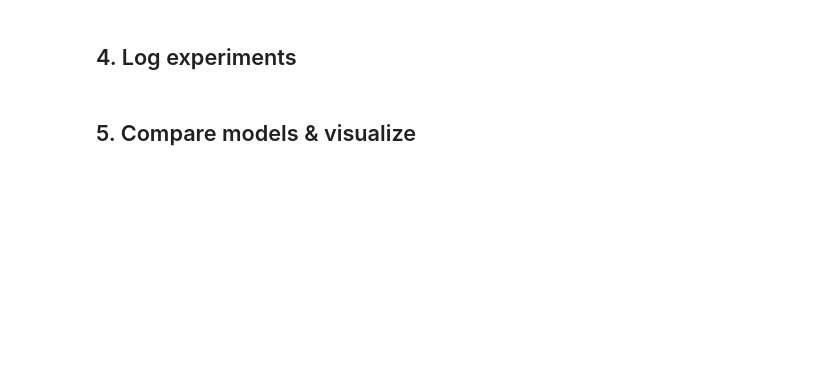
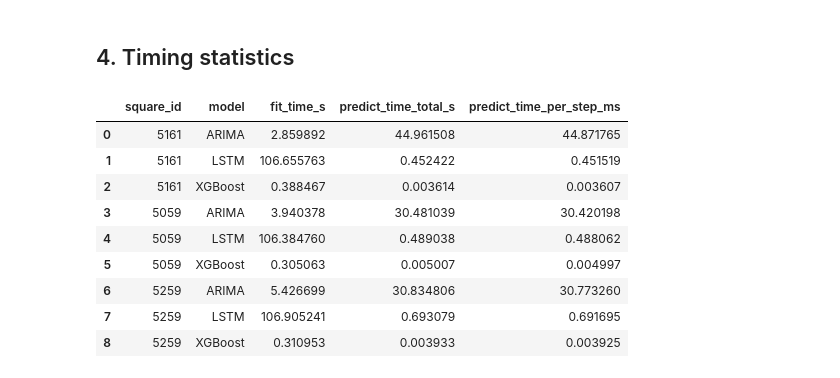
Before and after one commit to Manzi453/Formative1_Techinique1, a Jupyter notebook: notebooks/03_model_comparison.ipynb, the cells around one changed output. Cells and saved outputs as stored; diff of their text form; code cells hidden in the pictures; blank space fills up the shorter version.

```diff
--- a/notebooks/03_model_comparison.ipynb
+++ b/notebooks/03_model_comparison.ipynb
@@ -89,2 +97,2 @@ xgb_metrics
 # %% [markdown]
-## 4. Log experiments
+## 4. Timing statistics
@@ -95,2 +98,0 @@ log_experiment(paths_cfg['experiment_log'].replace('experiments', '../experiment
-# %% [markdown]
-## 5. Compare models & visualize
@@ -108,0 +99,13 @@ save_fig(fig2, '../results/plots/comparative_analysis/metric_comparison.png')
+# %%
+pd.read_csv("results/tables/timing_stats.csv")
+# %% [output]
+|  | square_id | model | fit_time_s | predict_time_total_s | predict_time_per_step_ms |
+| 0 | 5161 | ARIMA | 2.859892 | 44.961508 | 44.871765 |
+| 1 | 5161 | LSTM | 106.655763 | 0.452422 | 0.451519 |
+| 2 | 5161 | XGBoost | 0.388467 | 0.003614 | 0.003607 |
+| 3 | 5059 | ARIMA | 3.940378 | 30.481039 | 30.420198 |
+| 4 | 5059 | LSTM | 106.384760 | 0.489038 | 0.488062 |
+| 5 | 5059 | XGBoost | 0.305063 | 0.005007 | 0.004997 |
+| 6 | 5259 | ARIMA | 5.426699 | 30.834806 | 30.773260 |
+| 7 | 5259 | LSTM | 106.905241 | 0.693079 | 0.691695 |
+| 8 | 5259 | XGBoost | 0.310953 | 0.003933 | 0.003925 |
```
Also changed, not shown: parts of 23 cells of this notebook, 14 other files.
